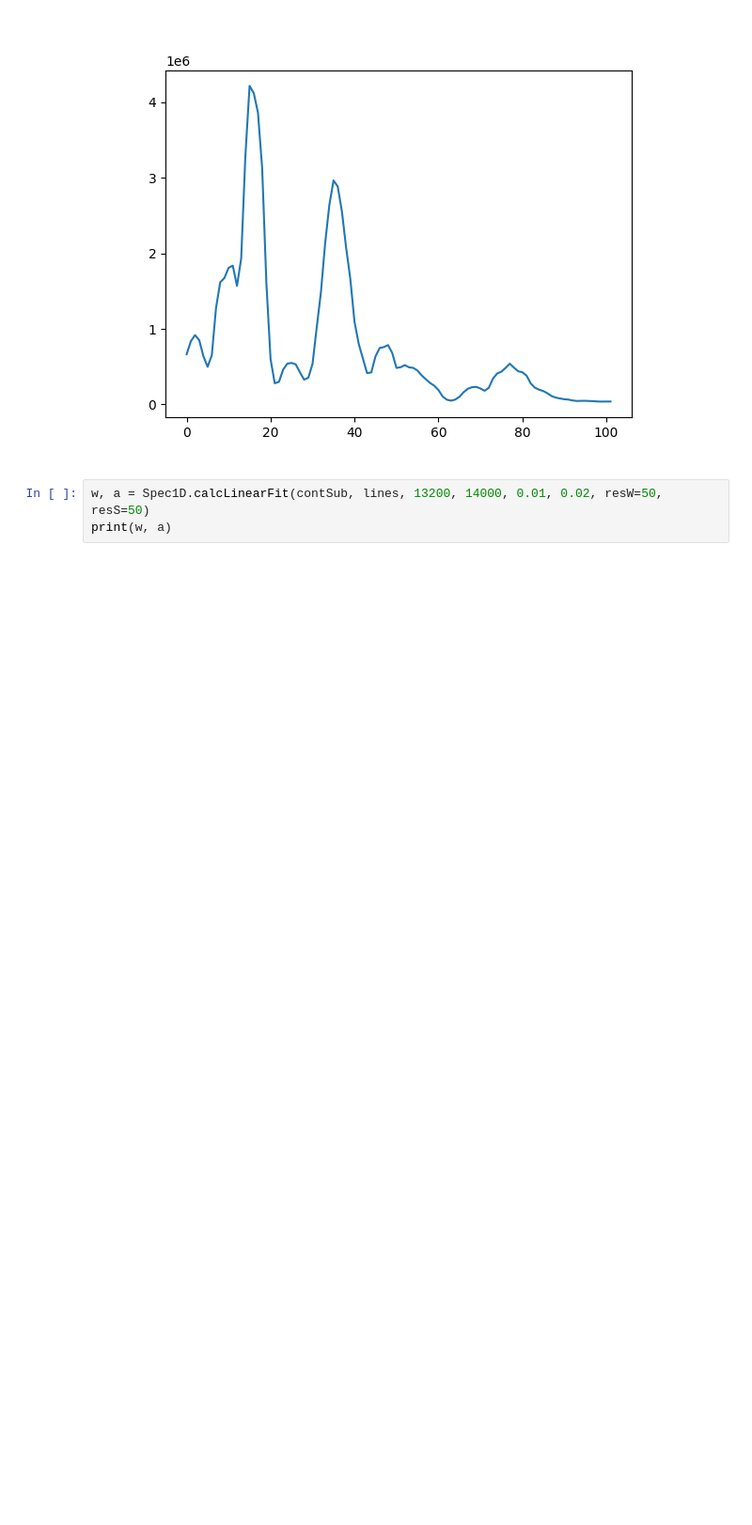
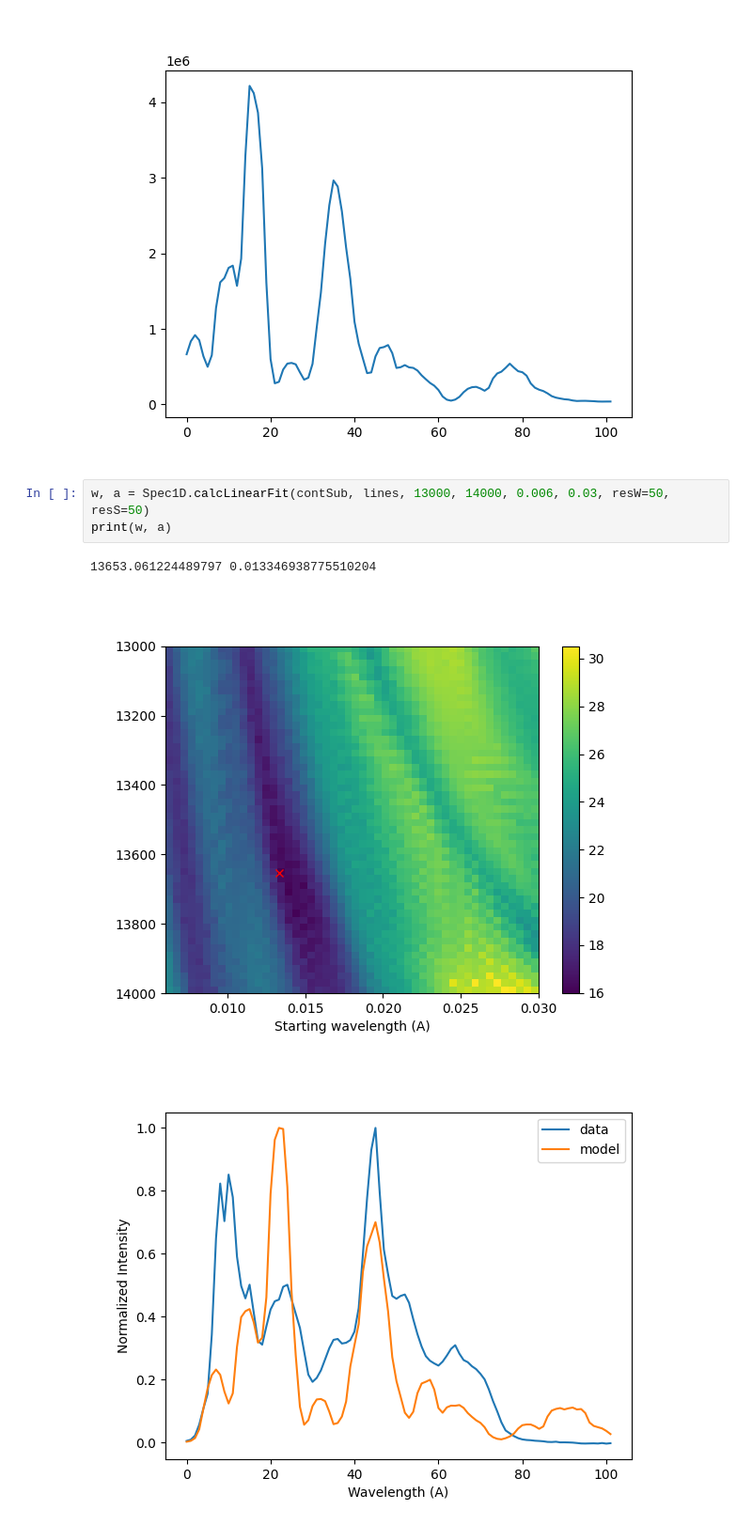
Before and after one commit to MatthewPrem/SpecWavUtils, a Jupyter notebook: HK/vph30/FindR.ipynb, the cells around one changed output. Shown at 94% size. Cells and saved outputs as stored; diff of their text form; blank space fills up the shorter version.

```diff
--- a/HK/vph30/FindR.ipynb
+++ b/HK/vph30/FindR.ipynb
@@ -71,5 +71,9 @@ ax.plot(Spec1D.calcModel(lines, 102, 14000, 0.012))
 [<matplotlib.lines.Line2D at 0x...>]
 [figure]
 # %%
-w, a = Spec1D.calcLinearFit(contSub, lines, 13200, 14000, 0.01, 0.02, resW=50, resS=50)
+w, a = Spec1D.calcLinearFit(contSub, lines, 13000, 14000, 0.006, 0.03, resW=50, resS=50)
 print(w, a)
+# %% [output]
+13653.061224489797 0.013346938775510204
+[figure, added]
+[figure, added]
```
Also changed, not shown: parts of 2 cells of this notebook.
